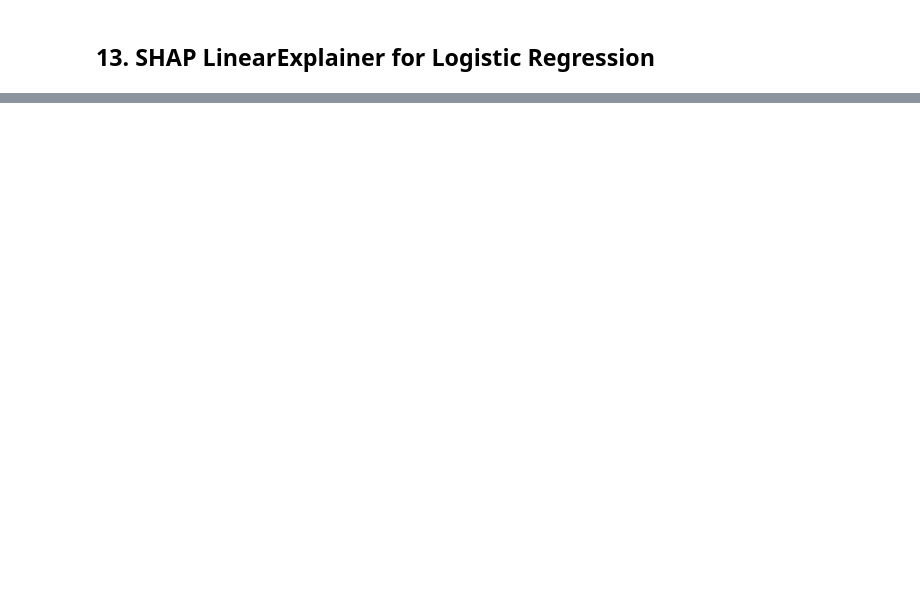
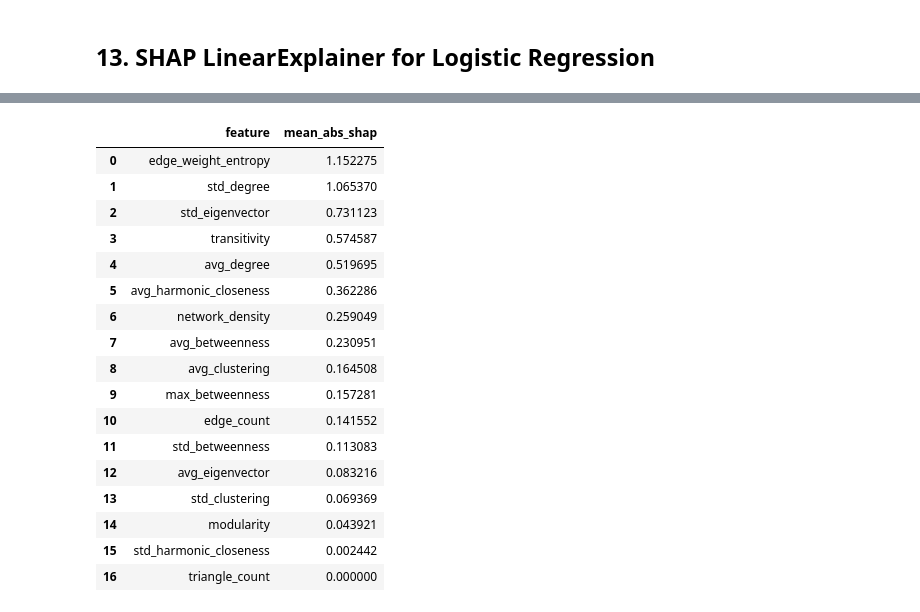
Before and after one commit to gcarbs1/football_network, a Jupyter notebook: notebooks/04_network_prediction.ipynb, the cells around one changed output, grey strips where cells are left out. Saved outputs shown, nothing was run; the diff lists cells and outputs as text; code cells hidden in the pictures; blank space fills up the shorter version.

```diff
--- a/notebooks/04_network_prediction.ipynb
+++ b/notebooks/04_network_prediction.ipynb
@@ -905,3 +892,49 @@ plt.show()
+# %%
+import numpy as np
+import pandas as pd
+
+# shap_values pode ser:
+# - array (n_samples, n_features)
+# - lista (para classificação binária/multiclasse)
+
+if isinstance(shap_values, list):
+    # classificação binária → geralmente usa a classe positiva
+    shap_array = shap_values[1]
+else:
+    shap_array = shap_values
+
+# importância = média do valor absoluto dos SHAP values
+feature_importance = np.mean(np.abs(shap_array), axis=0)
+
+df_shap_importance = (
+    pd.DataFrame({
+        "feature": feature_columns,
+        "mean_abs_shap": feature_importance
+    })
+    .sort_values("mean_abs_shap", ascending=False)
+    .reset_index(drop=True)
+)
+
+df_shap_importance
+# %% [output]
+|  | feature | mean_abs_shap |
+| 0 | edge_weight_entropy | 1.152275 |
+| 1 | std_degree | 1.065370 |
+| 2 | std_eigenvector | 0.731123 |
+| 3 | transitivity | 0.574587 |
+| 4 | avg_degree | 0.519695 |
+| 5 | avg_harmonic_closeness | 0.362286 |
+| 6 | network_density | 0.259049 |
+| 7 | avg_betweenness | 0.230951 |
+| 8 | avg_clustering | 0.164508 |
+| 9 | max_betweenness | 0.157281 |
+| 10 | edge_count | 0.141552 |
+| 11 | std_betweenness | 0.113083 |
+| 12 | avg_eigenvector | 0.083216 |
+| 13 | std_clustering | 0.069369 |
+| 14 | modularity | 0.043921 |
+| 15 | std_harmonic_closeness | 0.002442 |
+| 16 | triangle_count | 0.000000 |
 # %%
 plt.figure(figsize=(10, 6))
 
```
Also changed, not shown: parts of 17 cells of this notebook, 5 other files.
